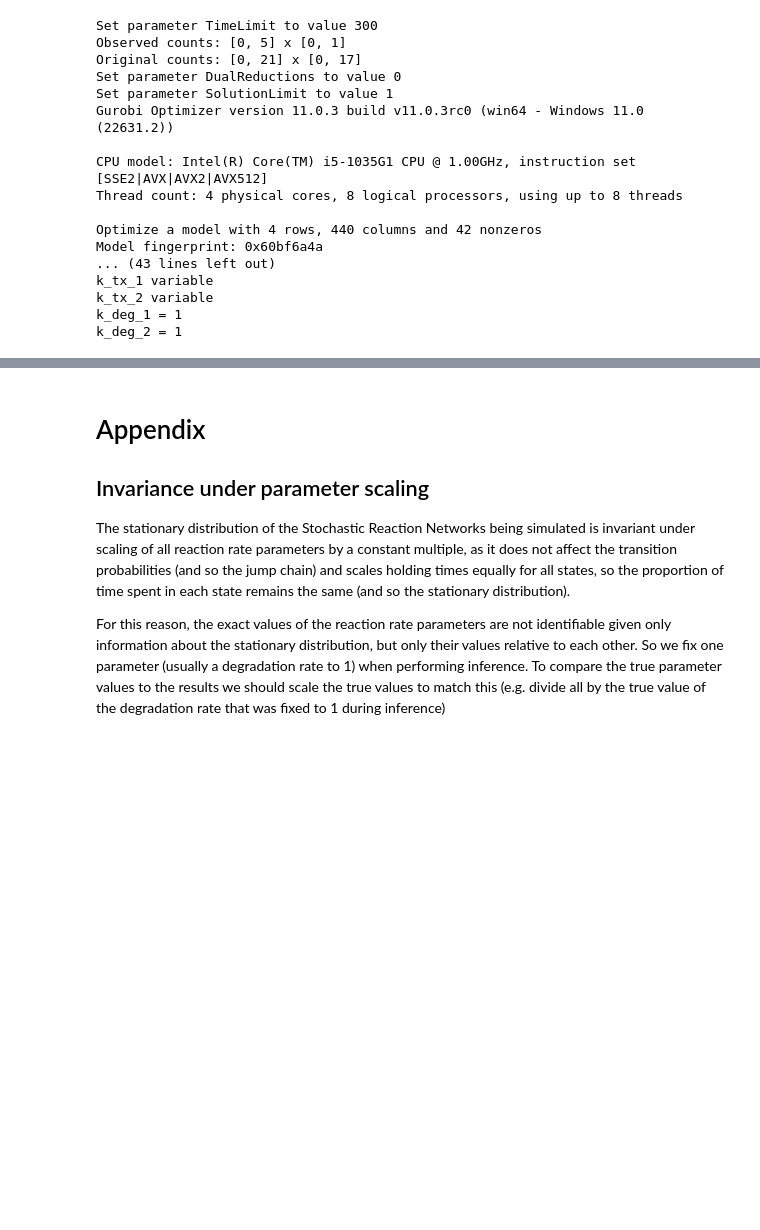
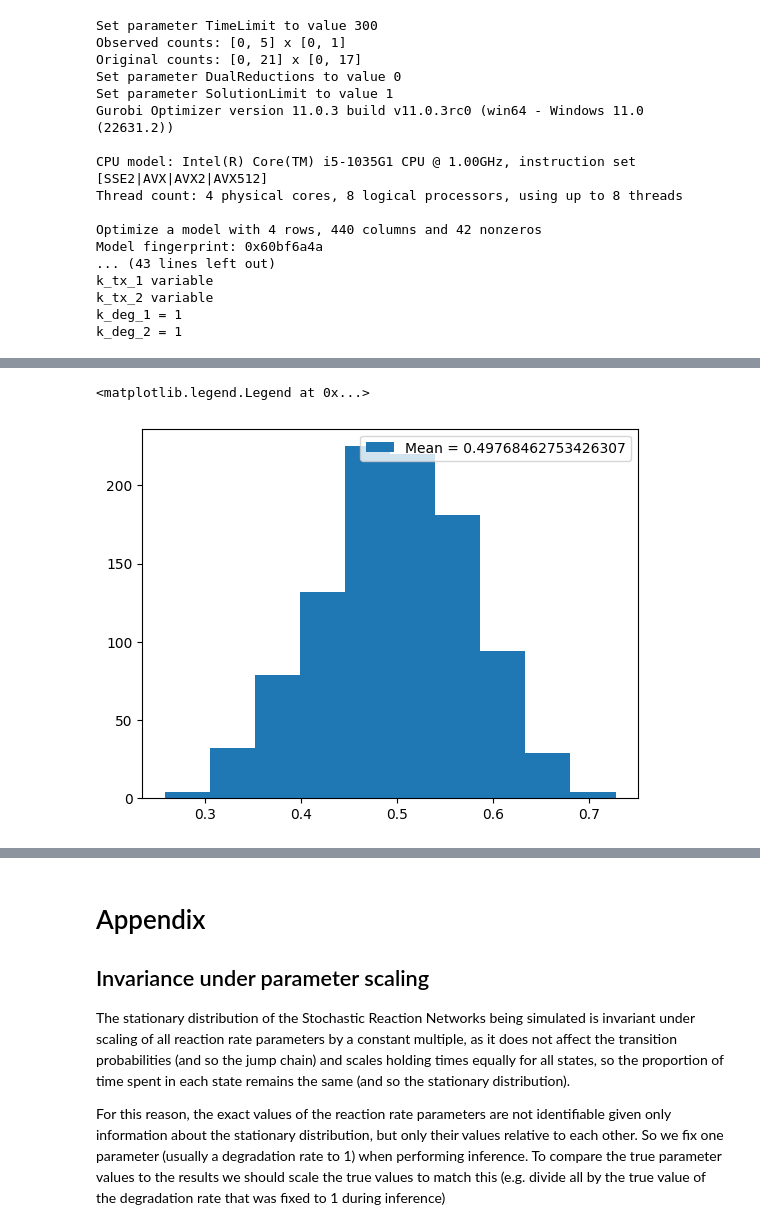
Before and after one commit to willjgh/M5R, a Jupyter notebook: Interaction/parameter_simulation.ipynb, the cells around one changed output, grey strips where cells are left out. Cells and saved outputs as stored; diff of their text form; code cells hidden in the pictures; blank space fills up the shorter version.

```diff
--- a/Interaction/parameter_simulation.ipynb
+++ b/Interaction/parameter_simulation.ipynb
@@ -1146,0 +1269,7 @@ k_deg_2 = 1
+# %%
+beta_med_sampled = rng.beta(20, 20, size=1000)
+plt.hist(beta_med_sampled, label=f"Mean = {beta_med_sampled.mean()}");
+plt.legend()
+# %% [output]
+<matplotlib.legend.Legend at 0x...>
+[figure, added]
```
Also changed, not shown: parts of 18 cells of this notebook, 6 other files.
